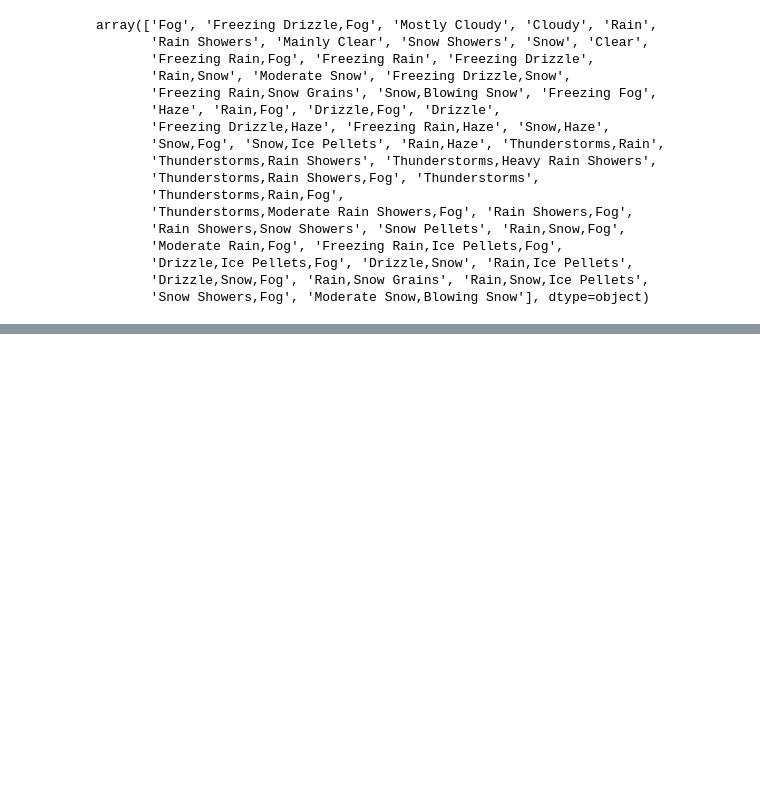
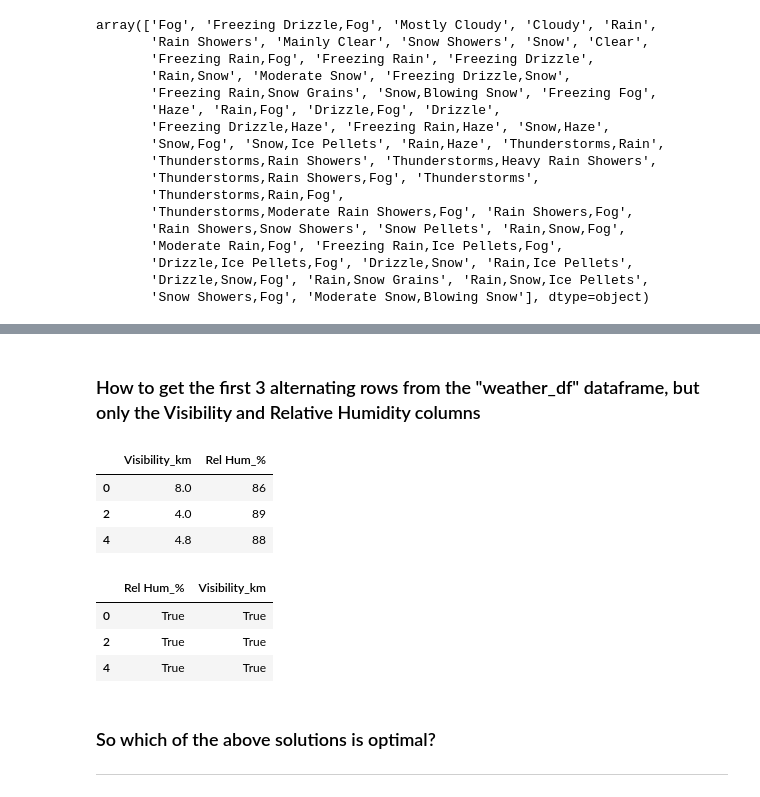
Before and after one commit to Androjerson/Pandas, a Jupyter notebook: Pandas.ipynb, the cells around one changed output, grey strips where cells are left out. Drawn from its saved outputs; the diff is of its cells as text; code cells hidden in the pictures; blank space fills up the shorter version.

```diff
--- a/Pandas.ipynb
+++ b/Pandas.ipynb
@@ -245,0 +414,25 @@ array(['Fog', 'Freezing Drizzle,Fog', 'Mostly Cloudy', 'Cloudy', 'Rain',
+# %% [markdown]
+<h3>How to get the first 3 alternating rows from the "weather_df" dataframe, but only the Visibility and Relative Humidity columns</h3>
+# %%
+weather_df[["Visibility_km","Rel Hum_%"]][:6:2]
+# %% [output]
+|  | Visibility_km | Rel Hum_% |
+| 0 | 8.0 | 86 |
+| 2 | 4.0 | 89 |
+| 4 | 4.8 | 88 |
+# %%
+# solution 1
+result1 = weather_df[:6:2][['Rel Hum_%', 'Visibility_km']]
+
+# solution 2
+result2 = weather_df[['Rel Hum_%', 'Visibility_km']][:6:2]
+
+# are they the same?
+result1 == result2 #== will return result as comparision result DataFrame if no of elements in both the dataframe is equal
+# %% [output]
+|  | Rel Hum_% | Visibility_km |
+| 0 | True | True |
+| 2 | True | True |
+| 4 | True | True |
+# %% [markdown]
+<h3>So which of the above solutions is optimal?</h3><hr>
```
Also changed, not shown: parts of 32 cells of this notebook.
